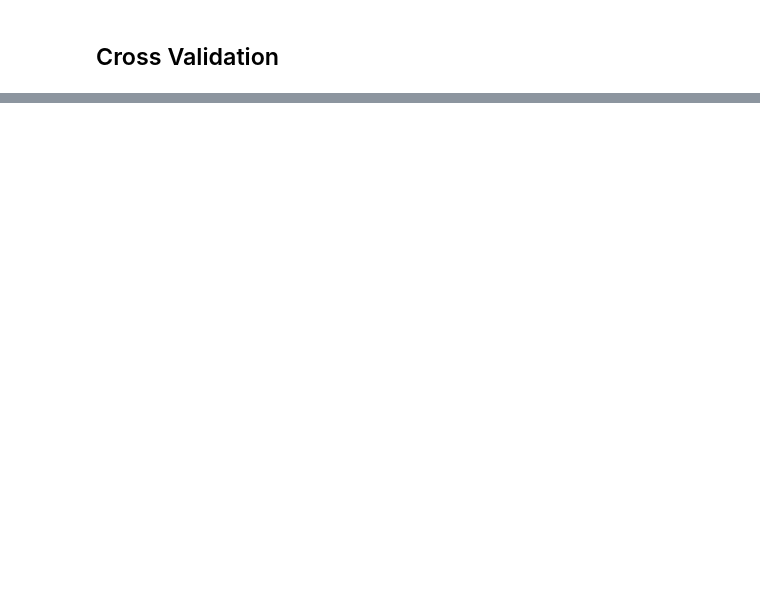
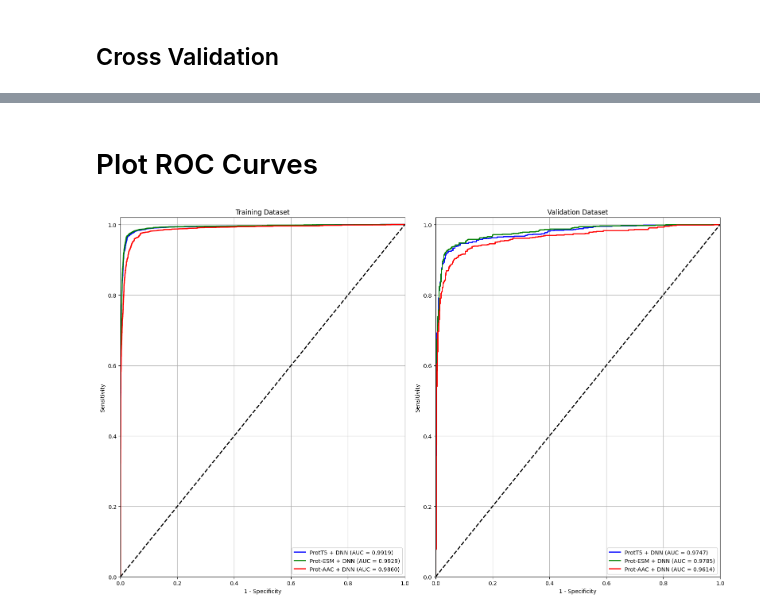
Before and after one commit to faezesarlakifar/AllerTrans, a Jupyter notebook: modeling/nonlinear-DNN.ipynb, the cells around one changed output, grey strips where cells are left out. Cells and saved outputs as stored; diff of their text form; code cells hidden in the pictures; blank space fills up the shorter version.

Commit message:
Add ROC curve

```diff
--- a/modeling/nonlinear-DNN.ipynb
+++ b/modeling/nonlinear-DNN.ipynb
@@ -1381,2 +1433,8 @@ X_test.columns = feature_names
+# %%
+# @title Define ProtAAC Data for Plots
+X_train_ProtAAC = X_train
+X_test_ProtAAC = X_test
+y_train_ProtAAC = y_train
+y_test_ProtAAC = y_test
 # %% [markdown]
 ## Cross Validation
@@ -1427,7 +1504,7 @@ for fold, (train_ids, val_ids) in enumerate(kfold.split(dataset)):
 
   # Loss and optimizer
   criterion = nn.CrossEntropyLoss()
-  optimizer = torch.optim.Adam(model.parameters(), lr=0.0003)
+  optimizer = torch.optim.Adam(model.parameters(), lr=0.0001)
 
       # Train model
   epoch = 0
@@ -1440,7 +1517,6 @@ for fold, (train_ids, val_ids) in enumerate(kfold.split(dataset)):
 
         print(f"Epoch {epoch+1}, Loss: {loss.item():.4f}, Fold {fold+1}")
         epoch += 1
-
 
   # validate predictions
 
@@ -1470,16 +1546,18 @@ for fold, (train_ids, val_ids) in enumerate(kfold.split(dataset)):
   precision, recall, f1, _ = precision_recall_fscore_support(y_test, predicted, average='weighted')
 
 
+  # Convert to NumPy arrays
+  y_test_np = y_test.cpu().numpy()
+  predicted_np = predicted.cpu().numpy()
+
   # Calculate metrics
-  _, recall_, _, _ = precision_recall_fscore_support(y_test, predicted, labels=[0,1])
+  _, recall_, _, _ = precision_recall_fscore_support(y_test_np, predicted_np, labels=[0,1])
 
   # Recall for negative class (index 0)
   neg_recall = recall_[0]
 
   # Recall for positive class (index 1)
   pos_recall = recall_[1]
-
-
 
   print("Negative class recall:", neg_recall)
   print("Positive class recall:", pos_recall)
@@ -1555,4 +1633,8 @@ MCC: 0.9186149804115423
 # %%
 model_1_protAAC = model
+# %%
+model_protAAC = model
 # %%
 torch.save(model_1_protAAC.state_dict(), 'model_1_protAAC.pt')
+# %% [markdown]
+# Plot ROC Curves
@@ -1558,0 +1759,33 @@ torch.save(model_1_protAAC.state_dict(), 'model_1_protAAC.pt')
+# %%
+models_config = {
+    'protT5': {
+        'model': model_protT5,
+        'X_train': X_train_ProtT5,
+        'y_train': y_train_ProtT5,
+        'X_test': X_test_ProtT5,
+        'y_test': y_test_ProtT5,
+        'display_name': 'ProtT5 + DNN'
+    },
+    'prot_esm': {
+        'model': model_protESM,
+        'X_train': X_train_ProtESM,
+        'y_train': y_train_ProtESM,
+        'X_test': X_test_ProtESM,
+        'y_test': y_test_ProtESM,
+        'display_name': 'Prot-ESM + DNN'
+    },
+    'prot_aac': {
+        'model': model_protAAC,
+        'X_train': X_train_ProtAAC,
+        'y_train': y_train_ProtAAC,
+        'X_test': X_test_ProtAAC,
+        'y_test': y_test_ProtAAC,
+        'display_name': 'Prot-AAC + DNN'
+    },
+}
+
+# Create the plot
+fig = plot_allertrans_comparison(models_config)
+plt.show()
+# %% [output]
+[figure, added]
```
Also changed, not shown: parts of 18 cells of this notebook.
